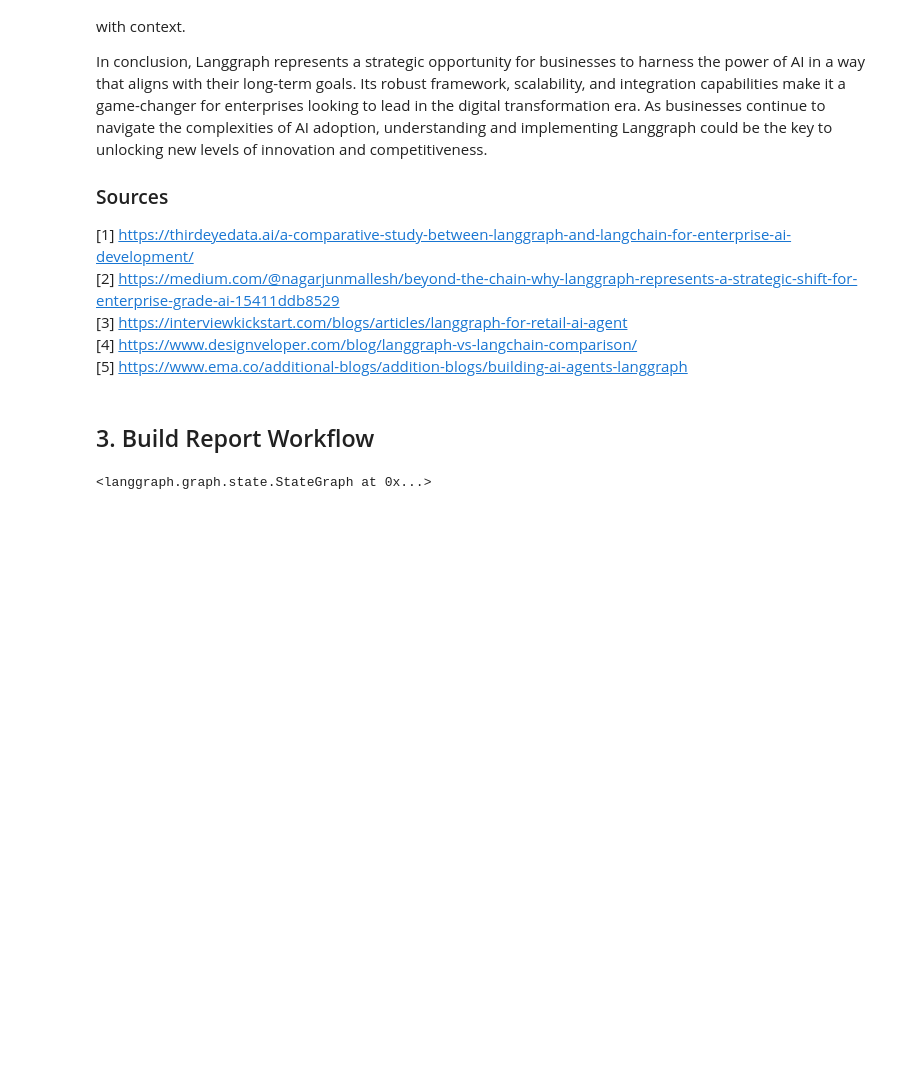
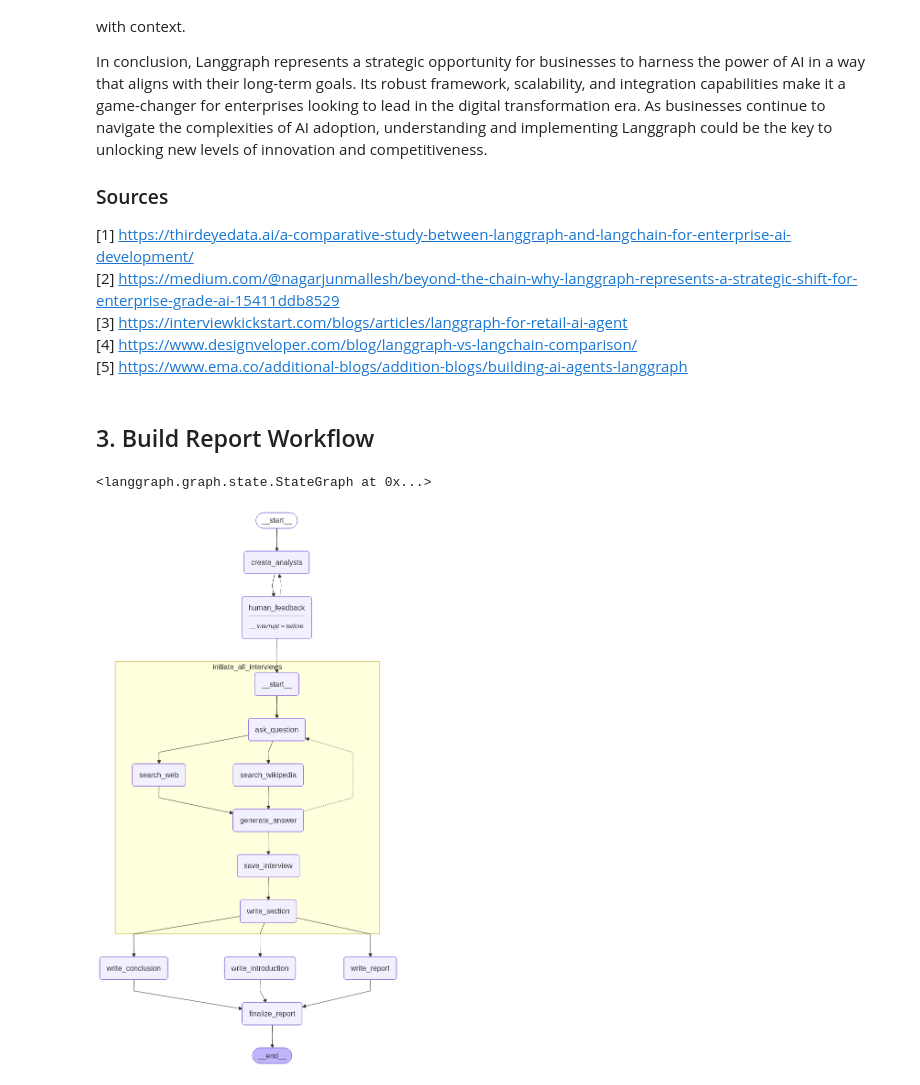
Before and after one commit to Shiraj0205/llm-research-genie, a Jupyter notebook: research_and_analyst/notebook/test.ipynb, the cells around one changed output. Drawn from its saved outputs; the diff is of its cells as text; code cells hidden in the pictures; blank space fills up the shorter version.

```diff
--- a/research_and_analyst/notebook/test.ipynb
+++ b/research_and_analyst/notebook/test.ipynb
@@ -305,6 +305,7 @@ state.config
   'checkpoint_id': '1f0aae9f-578c-6dbf-8001-b0f25fd5439b'}}
 # %%
 graph.update_state(thread,
-                   {"human_analyst_feedback":"add something from the startup perspective and focus on the latest enterprise application"},as_node="human_feedback"
+                   {"human_analyst_feedback":"add something from the startup perspective and focus on the latest enterprise application"},
+                   as_node="human_feedback"
                    )
 # %% [output]
@@ -1034,7 +1067,16 @@ def initiate_all_interviews(state:ResearchGraphState):
 # %%
-def write_report(state:ResearchGraphState):
-    """ Write report section based on interviews """
-    pass
+def write_report(state: ResearchGraphState):
+    # Full set of sections
+    sections = state["sections"]
+    topic = state["topic"]
+
+    # Concat all sections together
+    formatted_str_sections = "\n\n".join([f"{section}" for section in sections])
+
+    # Summarize the sections into a final report
+    system_message = report_writer_instructions.format(topic=topic, context=formatted_str_sections)
+    report = llm.invoke([SystemMessage(content=system_message)]+[HumanMessage(content=f"Write a report based upon these memos.")])
+    return {"content": report.content}
 # %%
 intro_conclusion_instructions = """You are a technical writer finishing a report on {topic}
 
@@ -1129,3 +1171,11 @@ builder.add_edge(["write_conclusion", "write_report", "write_introduction"], "fi
 builder.add_edge("finalize_report", END)
 # %% [output]
 <langgraph.graph.state.StateGraph at 0x...>
+# %%
+memory = MemorySaver()
+# %%
+graph = builder.compile(interrupt_before=['human_feedback'], checkpointer=memory)
+# %%
+display(Image(graph.get_graph(xray=1).draw_mermaid_png()))
+# %% [output]
+[figure, added]
```
Also changed, not shown: parts of 16 cells of this notebook, 4 other files.
